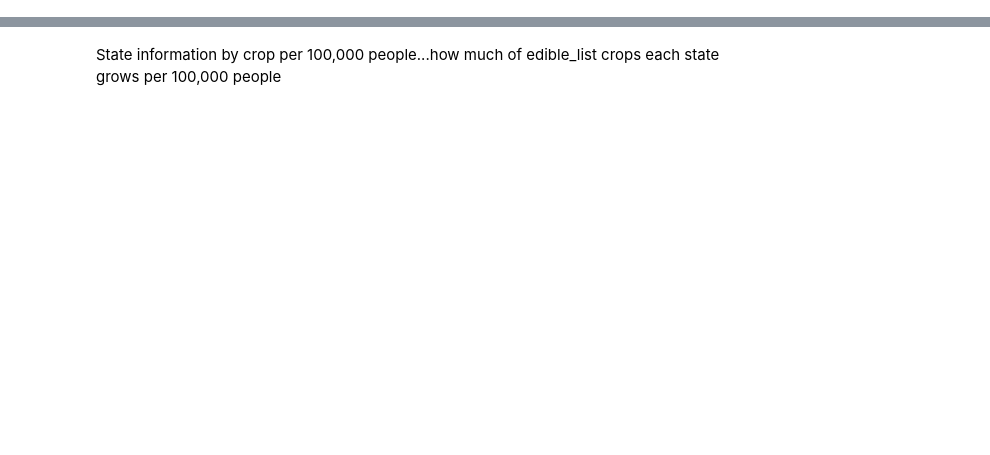
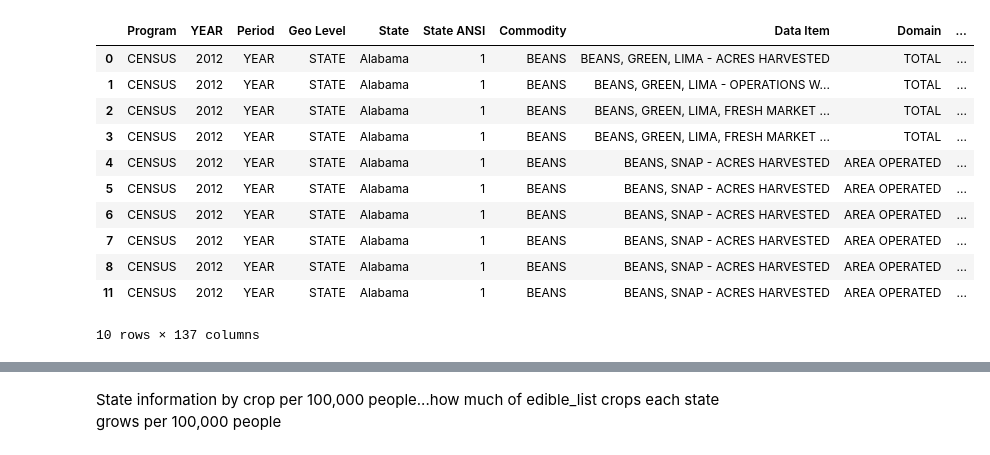
Before and after one commit to KinishaF/edible_vs_ornamental, a Jupyter notebook: Scripts/comparison_edible_ornamental.ipynb, the cells around one changed output, grey strips where cells are left out. Drawn from its saved outputs; the diff is of its cells as text; code cells hidden in the pictures; blank space fills up the shorter version.

```diff
--- a/Scripts/comparison_edible_ornamental.ipynb
+++ b/Scripts/comparison_edible_ornamental.ipynb
@@ -178,0 +498,15 @@ ag_census[['State', 'pop_total']].head()
+# %%
+ag_census.head(10)
+# %% [output]
+|  | Program | YEAR | Period | Geo Level | State | State ANSI | Commodity | Data Item | Domain | ... |
+| 0 | CENSUS | 2012 | YEAR | STATE | Alabama | 1 | BEANS | BEANS, GREEN, LIMA - ACRES HARVESTED | TOTAL | ... |
+| 1 | CENSUS | 2012 | YEAR | STATE | Alabama | 1 | BEANS | BEANS, GREEN, LIMA - OPERATIONS W... | TOTAL | ... |
+| 2 | CENSUS | 2012 | YEAR | STATE | Alabama | 1 | BEANS | BEANS, GREEN, LIMA, FRESH MARKET ... | TOTAL | ... |
+| 3 | CENSUS | 2012 | YEAR | STATE | Alabama | 1 | BEANS | BEANS, GREEN, LIMA, FRESH MARKET ... | TOTAL | ... |
+| 4 | CENSUS | 2012 | YEAR | STATE | Alabama | 1 | BEANS | BEANS, SNAP - ACRES HARVESTED | AREA OPERATED | ... |
+| 5 | CENSUS | 2012 | YEAR | STATE | Alabama | 1 | BEANS | BEANS, SNAP - ACRES HARVESTED | AREA OPERATED | ... |
+| 6 | CENSUS | 2012 | YEAR | STATE | Alabama | 1 | BEANS | BEANS, SNAP - ACRES HARVESTED | AREA OPERATED | ... |
+| 7 | CENSUS | 2012 | YEAR | STATE | Alabama | 1 | BEANS | BEANS, SNAP - ACRES HARVESTED | AREA OPERATED | ... |
+| 8 | CENSUS | 2012 | YEAR | STATE | Alabama | 1 | BEANS | BEANS, SNAP - ACRES HARVESTED | AREA OPERATED | ... |
+| 11 | CENSUS | 2012 | YEAR | STATE | Alabama | 1 | BEANS | BEANS, SNAP - ACRES HARVESTED | AREA OPERATED | ... |
+10 rows × 137 columns
```
Also changed, not shown: parts of 75 cells of this notebook.
